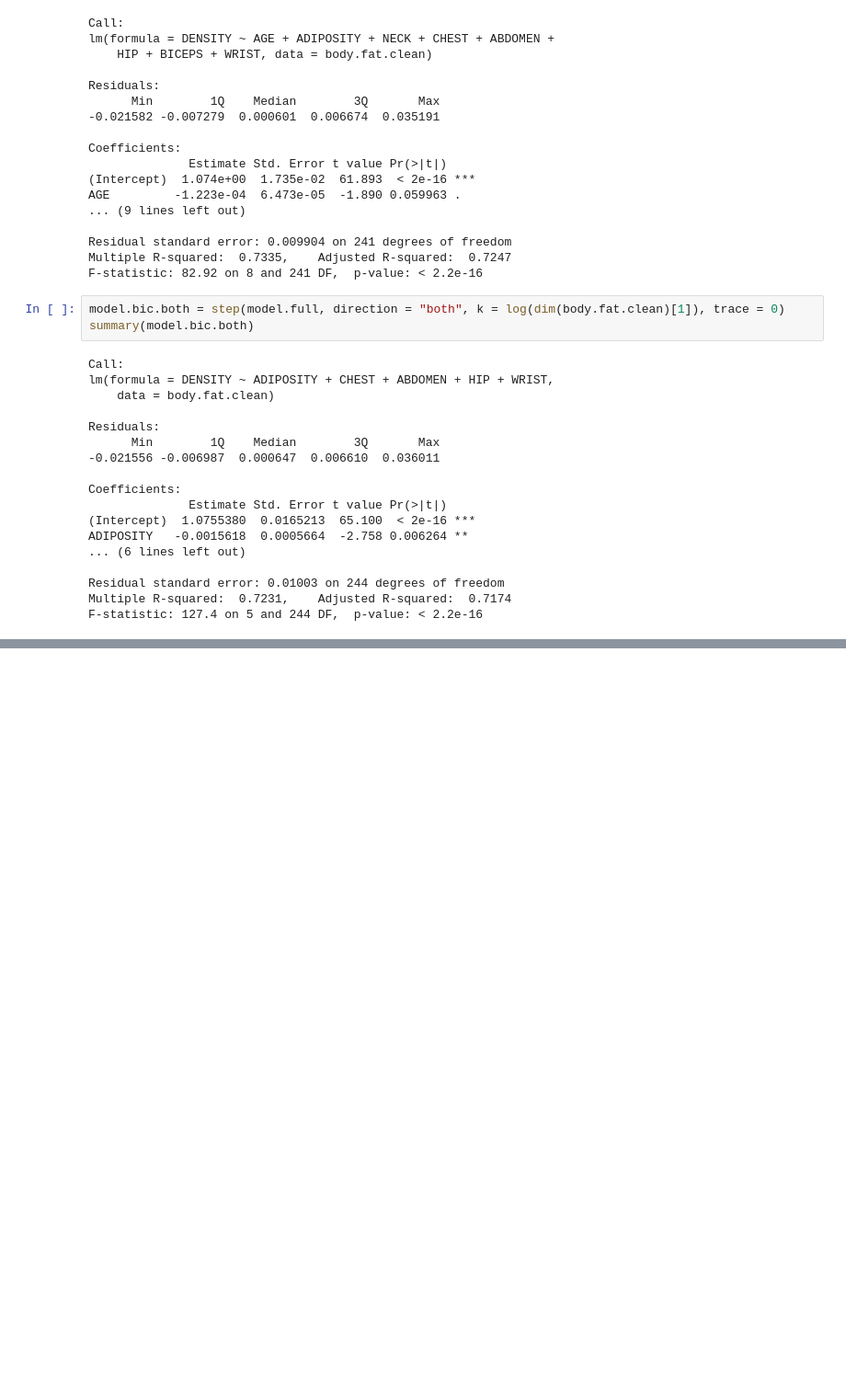
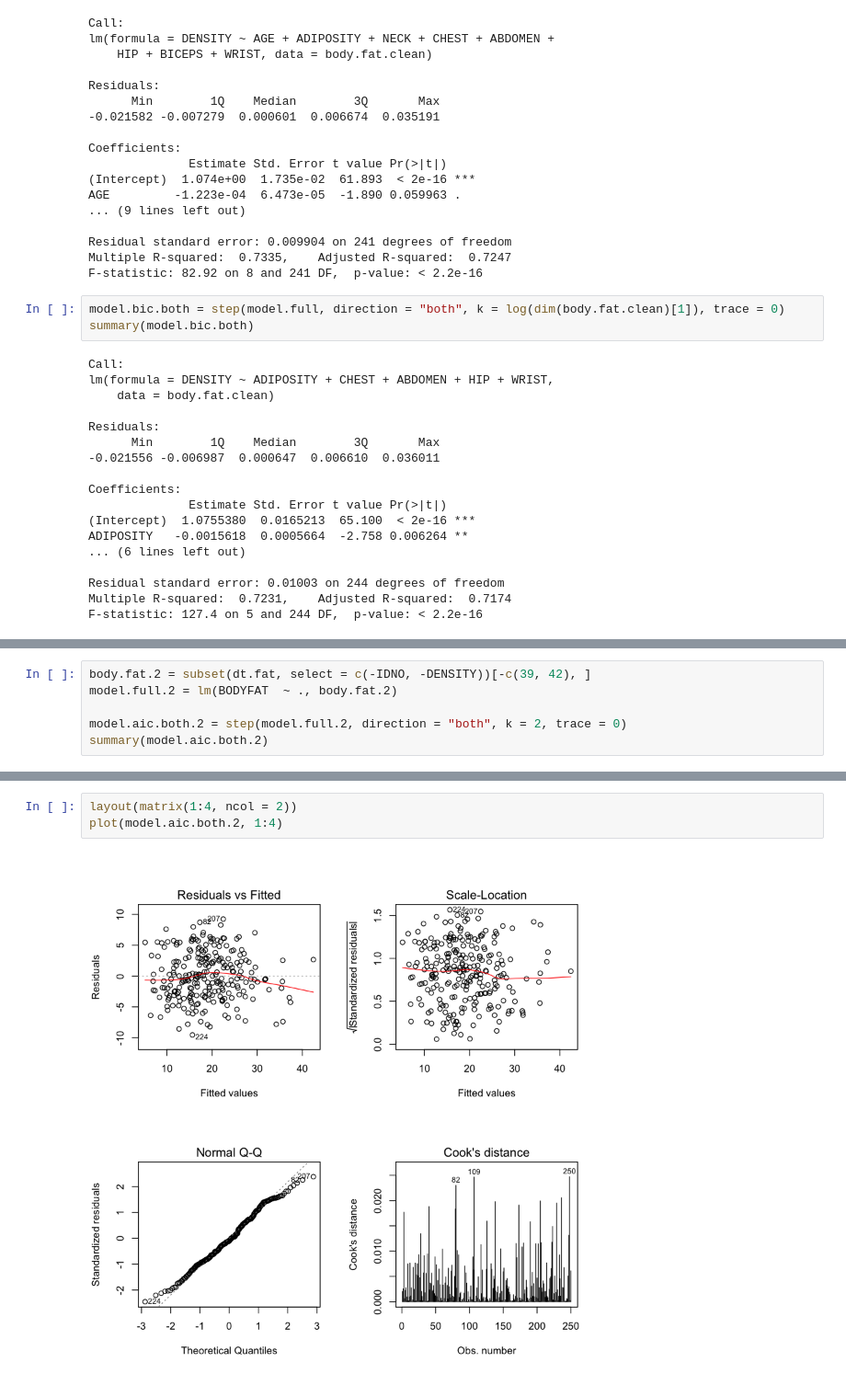
Before and after one commit to YezhouLi/628_Module_2, a Jupyter notebook: main.ipynb, the cells around one changed output, grey strips where cells are left out. Shown at 92% size. Drawn from its saved outputs; the diff is of its cells as text; blank space fills up the shorter version.

```diff
--- a/main.ipynb
+++ b/main.ipynb
@@ -127,0 +133,6 @@ F-statistic: 127.4 on 5 and 244 DF,  p-value: < 2.2e-16
+# %%
+body.fat.2 = subset(dt.fat, select = c(-IDNO, -DENSITY))[-c(39, 42), ]
+model.full.2 = lm(BODYFAT  ~ ., body.fat.2)
+
+model.aic.both.2 = step(model.full.2, direction = "both", k = 2, trace = 0)
+summary(model.aic.both.2)
@@ -127,0 +157,5 @@ F-statistic: 127.4 on 5 and 244 DF,  p-value: < 2.2e-16
+# %%
+layout(matrix(1:4, ncol = 2))
+plot(model.aic.both.2, 1:4)
+# %% [output]
+[figure, added]
```
Also changed, not shown: parts of 9 cells of this notebook.
